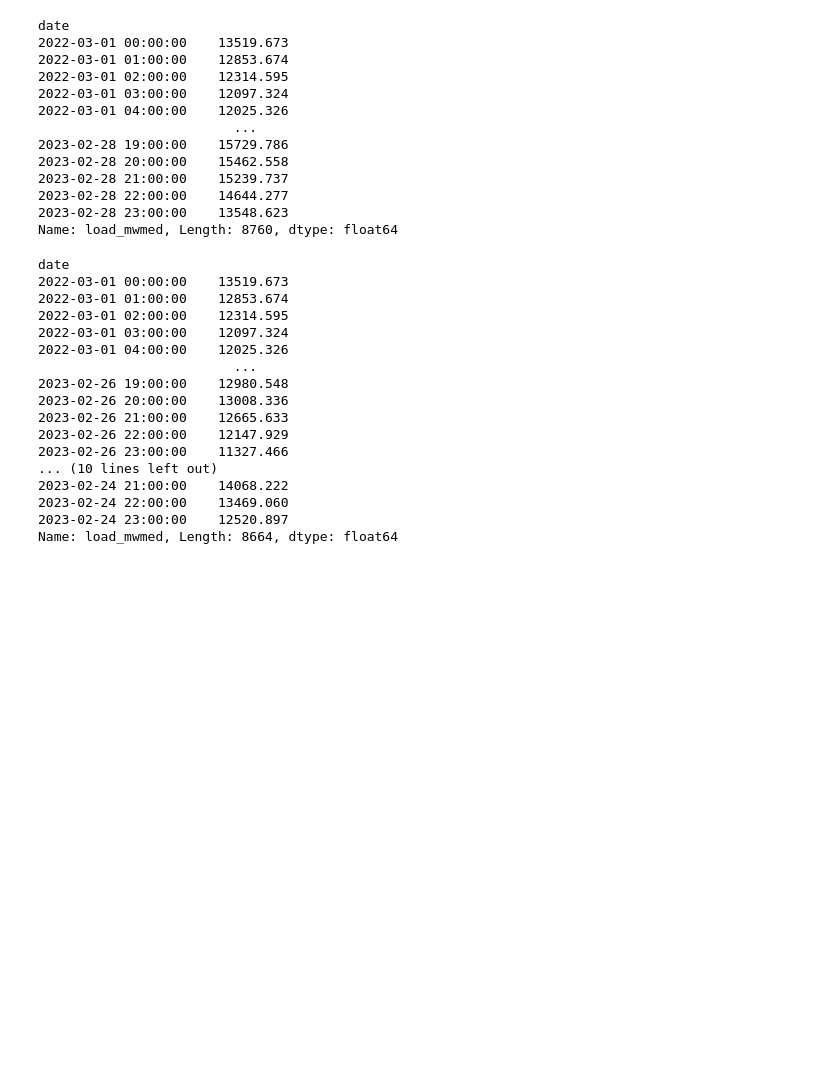
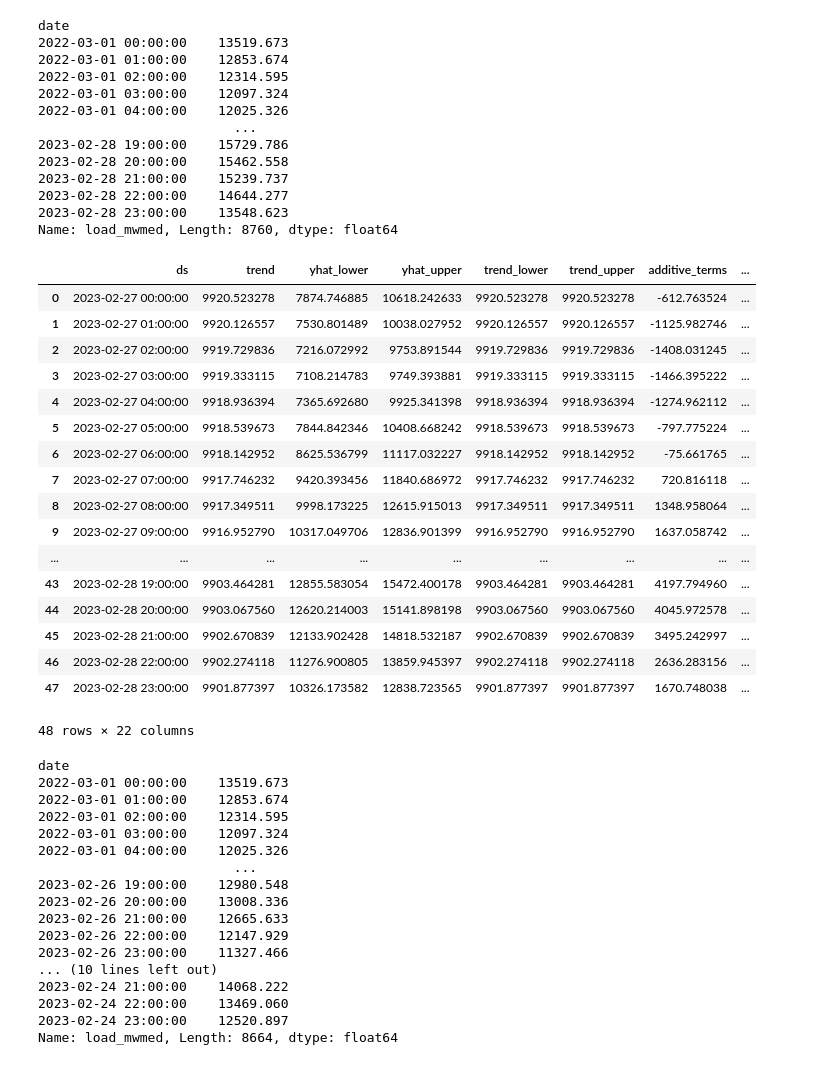
Before and after one commit to matheus-vizzotto/load_forecasting, a Jupyter notebook: src/model_tests.ipynb, the cells around one changed output. Drawn from its saved outputs; the diff is of its cells as text; code cells hidden in the pictures; blank space fills up the shorter version.

```diff
--- a/src/model_tests.ipynb
+++ b/src/model_tests.ipynb
@@ -599 +603,26 @@ class cross_validation:
+# %%
+model = fm.prophet_fit_forecast
+# %%
+method = getattr(fm, model.__name__)
+result = method()
+result
+# %% [output]
+|  | ds | trend | yhat_lower | yhat_upper | trend_lower | trend_upper | additive_terms | ... |
+| 0 | 2023-02-27 00:00:00 | 9920.523278 | 7874.746885 | 10618.242633 | 9920.523278 | 9920.523278 | -612.763524 | ... |
+| 1 | 2023-02-27 01:00:00 | 9920.126557 | 7530.801489 | 10038.027952 | 9920.126557 | 9920.126557 | -1125.982746 | ... |
+| 2 | 2023-02-27 02:00:00 | 9919.729836 | 7216.072992 | 9753.891544 | 9919.729836 | 9919.729836 | -1408.031245 | ... |
+| 3 | 2023-02-27 03:00:00 | 9919.333115 | 7108.214783 | 9749.393881 | 9919.333115 | 9919.333115 | -1466.395222 | ... |
+| 4 | 2023-02-27 04:00:00 | 9918.936394 | 7365.692680 | 9925.341398 | 9918.936394 | 9918.936394 | -1274.962112 | ... |
+| 5 | 2023-02-27 05:00:00 | 9918.539673 | 7844.842346 | 10408.668242 | 9918.539673 | 9918.539673 | -797.775224 | ... |
+| 6 | 2023-02-27 06:00:00 | 9918.142952 | 8625.536799 | 11117.032227 | 9918.142952 | 9918.142952 | -75.661765 | ... |
+| 7 | 2023-02-27 07:00:00 | 9917.746232 | 9420.393456 | 11840.686972 | 9917.746232 | 9917.746232 | 720.816118 | ... |
+| 8 | 2023-02-27 08:00:00 | 9917.349511 | 9998.173225 | 12615.915013 | 9917.349511 | 9917.349511 | 1348.958064 | ... |
+| 9 | 2023-02-27 09:00:00 | 9916.952790 | 10317.049706 | 12836.901399 | 9916.952790 | 9916.952790 | 1637.058742 | ... |
+| ... | ... | ... | ... | ... | ... | ... | ... | ... |
+| 43 | 2023-02-28 19:00:00 | 9903.464281 | 12855.583054 | 15472.400178 | 9903.464281 | 9903.464281 | 4197.794960 | ... |
+| 44 | 2023-02-28 20:00:00 | 9903.067560 | 12620.214003 | 15141.898198 | 9903.067560 | 9903.067560 | 4045.972578 | ... |
+| 45 | 2023-02-28 21:00:00 | 9902.670839 | 12133.902428 | 14818.532187 | 9902.670839 | 9902.670839 | 3495.242997 | ... |
+| 46 | 2023-02-28 22:00:00 | 9902.274118 | 11276.900805 | 13859.945397 | 9902.274118 | 9902.274118 | 2636.283156 | ... |
+| 47 | 2023-02-28 23:00:00 | 9901.877397 | 10326.173582 | 12838.723565 | 9901.877397 | 9901.877397 | 1670.748038 | ... |
+48 rows × 22 columns
 # %%
```
Also changed, not shown: parts of 2 cells of this notebook, 3 other files.
